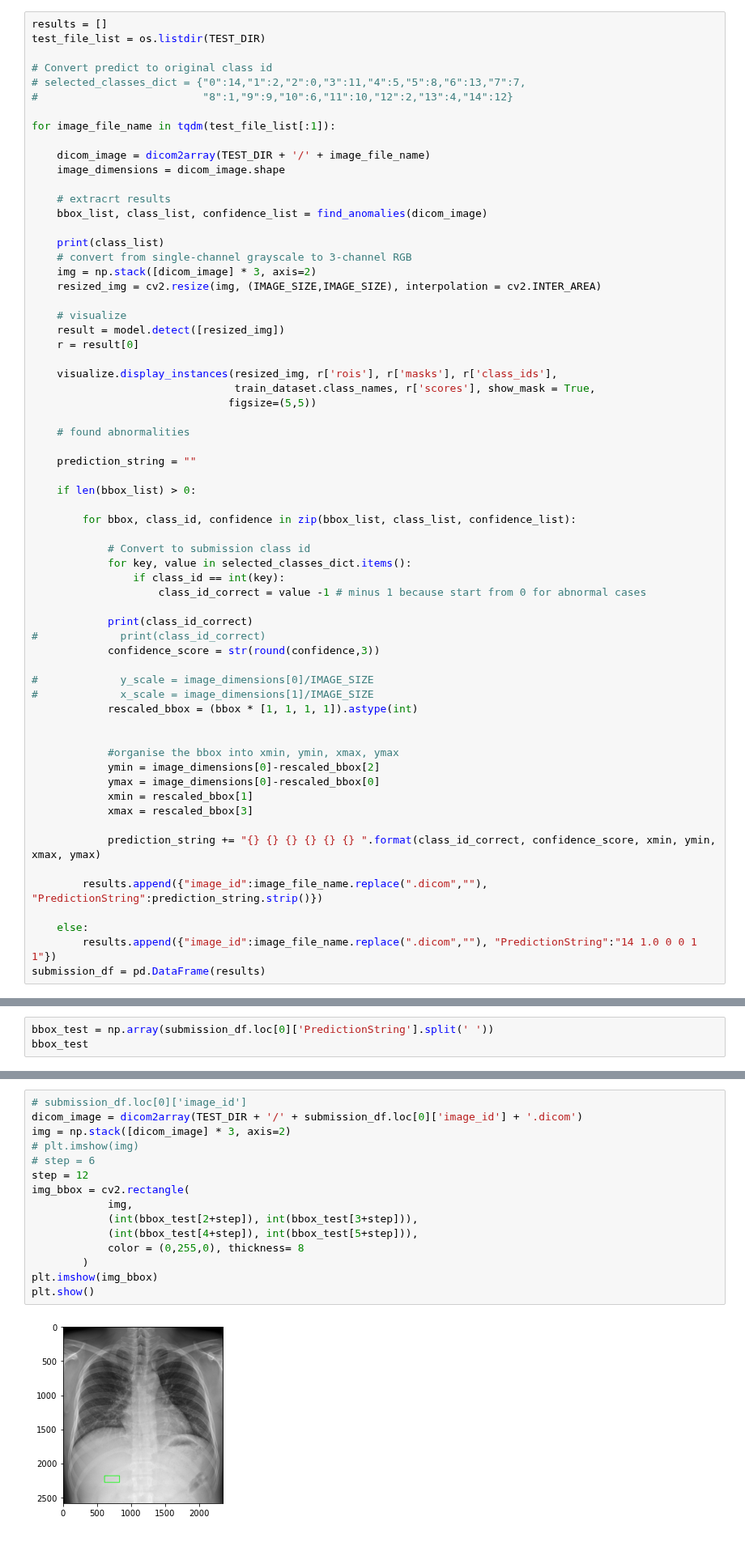
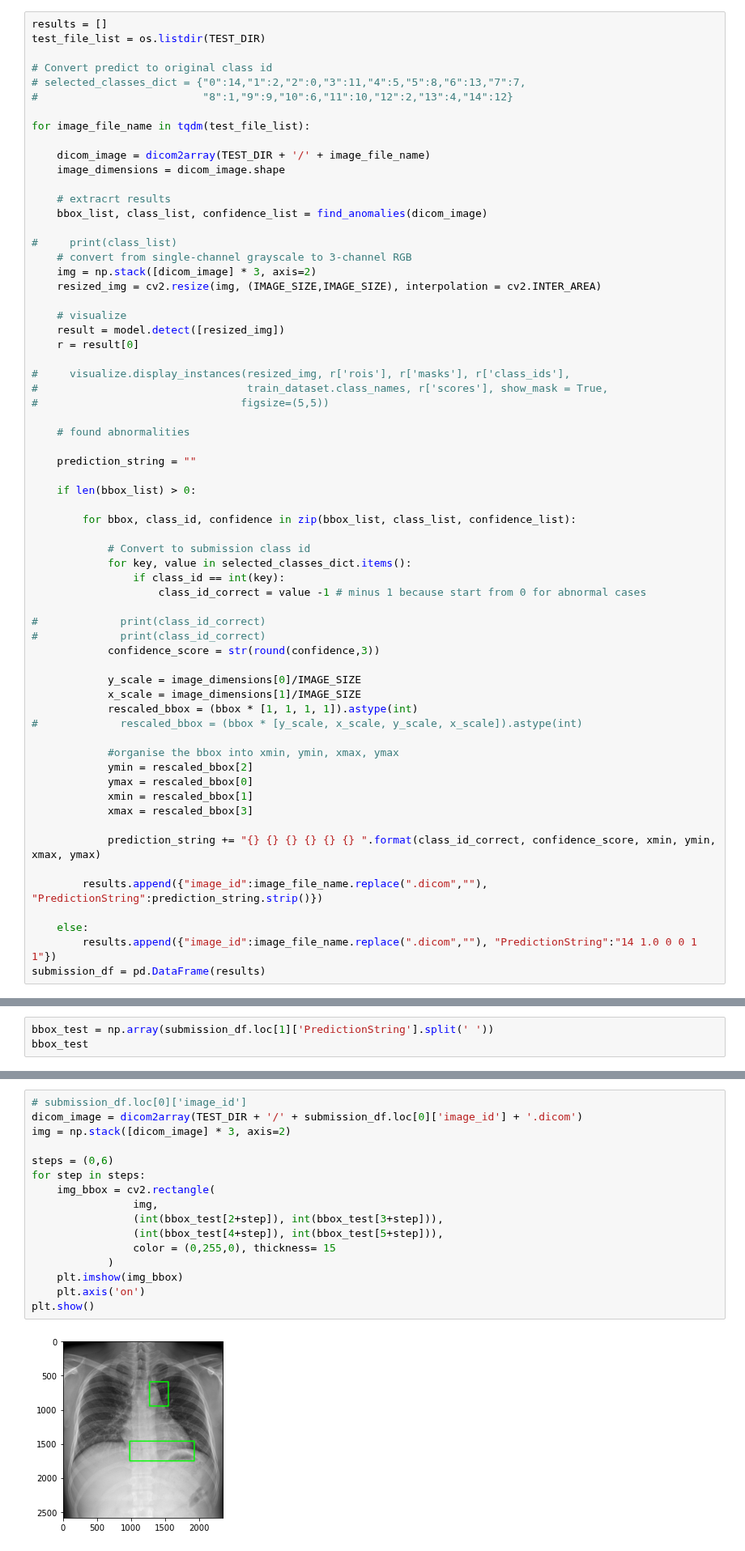
Before and after one commit to daitranskku/chest_x_ray_abnormalities_detection, a Jupyter notebook: MaskRCNN_implementation/model_evaluation.ipynb, the cells around one changed output, grey strips where cells are left out. Shown at 81% size. Cells and saved outputs as stored; diff of their text form.

Commit message:
Fix submission function

```diff
--- a/MaskRCNN_implementation/model_evaluation.ipynb
+++ b/MaskRCNN_implementation/model_evaluation.ipynb
@@ -396,7 +406,7 @@ test_file_list = os.listdir(TEST_DIR)
 # selected_classes_dict = {"0":14,"1":2,"2":0,"3":11,"4":5,"5":8,"6":13,"7":7,
 #                          "8":1,"9":9,"10":6,"11":10,"12":2,"13":4,"14":12}
 
-for image_file_name in tqdm(test_file_list[:1]):
+for image_file_name in tqdm(test_file_list):
 
     dicom_image = dicom2array(TEST_DIR + '/' + image_file_name)
     image_dimensions = dicom_image.shape
@@ -404,7 +414,7 @@ for image_file_name in tqdm(test_file_list[:1]):
     # extracrt results
     bbox_list, class_list, confidence_list = find_anomalies(dicom_image)
 
-    print(class_list)
+#     print(class_list)
     # convert from single-channel grayscale to 3-channel RGB
     img = np.stack([dicom_image] * 3, axis=2)
     resized_img = cv2.resize(img, (IMAGE_SIZE,IMAGE_SIZE), interpolation = cv2.INTER_AREA)
@@ -413,9 +423,9 @@ for image_file_name in tqdm(test_file_list[:1]):
     result = model.detect([resized_img])
     r = result[0]
 
-    visualize.display_instances(resized_img, r['rois'], r['masks'], r['class_ids'],
-                                train_dataset.class_names, r['scores'], show_mask = True,
-                               figsize=(5,5))
+#     visualize.display_instances(resized_img, r['rois'], r['masks'], r['class_ids'],
+#                                 train_dataset.class_names, r['scores'], show_mask = True,
+#                                figsize=(5,5))
 
     # found abnormalities
 
@@ -430,18 +440,18 @@ for image_file_name in tqdm(test_file_list[:1]):
                 if class_id == int(key):
                     class_id_correct = value -1 # minus 1 because start from 0 for abnormal cases
 
-            print(class_id_correct)
+#             print(class_id_correct)
 #             print(class_id_correct)
             confidence_score = str(round(confidence,3))
 
-#             y_scale = image_dimensions[0]/IMAGE_SIZE
-#             x_scale = image_dimensions[1]/IMAGE_SIZE
+            y_scale = image_dimensions[0]/IMAGE_SIZE
+            x_scale = image_dimensions[1]/IMAGE_SIZE
             rescaled_bbox = (bbox * [1, 1, 1, 1]).astype(int)
-
+#             rescaled_bbox = (bbox * [y_scale, x_scale, y_scale, x_scale]).astype(int)
 
             #organise the bbox into xmin, ymin, xmax, ymax
-            ymin = image_dimensions[0]-rescaled_bbox[2]
-            ymax = image_dimensions[0]-rescaled_bbox[0]
+            ymin = rescaled_bbox[2]
+            ymax = rescaled_bbox[0]
             xmin = rescaled_bbox[1]
             xmax = rescaled_bbox[3]
 
@@ -467,4 +483,4 @@ submission_df
 # %%
-bbox_test = np.array(submission_df.loc[0]['PredictionString'].split(' '))
+bbox_test = np.array(submission_df.loc[1]['PredictionString'].split(' '))
 bbox_test
 # %% [output]
@@ -474,17 +489,18 @@ array(['3', '0.982', '792', '964', '1960', '1353', '0', '0.919', '1149',
 # %%
 # submission_df.loc[0]['image_id']
 dicom_image = dicom2array(TEST_DIR + '/' + submission_df.loc[0]['image_id'] + '.dicom')
 img = np.stack([dicom_image] * 3, axis=2)
-# plt.imshow(img)
-# step = 6
-step = 12
-img_bbox = cv2.rectangle(
-            img,
-            (int(bbox_test[2+step]), int(bbox_test[3+step])),
-            (int(bbox_test[4+step]), int(bbox_test[5+step])),
-            color = (0,255,0), thickness= 8
-        )
-plt.imshow(img_bbox)
+
+steps = (0,6)
+for step in steps:
+    img_bbox = cv2.rectangle(
+                img,
+                (int(bbox_test[2+step]), int(bbox_test[3+step])),
+                (int(bbox_test[4+step]), int(bbox_test[5+step])),
+                color = (0,255,0), thickness= 15
+            )
+    plt.imshow(img_bbox)
+    plt.axis('on')
 plt.show()
 # %% [output]
-[figure, old version]
+[figure, new version]
```
Also changed, not shown: parts of 7 cells of this notebook.
